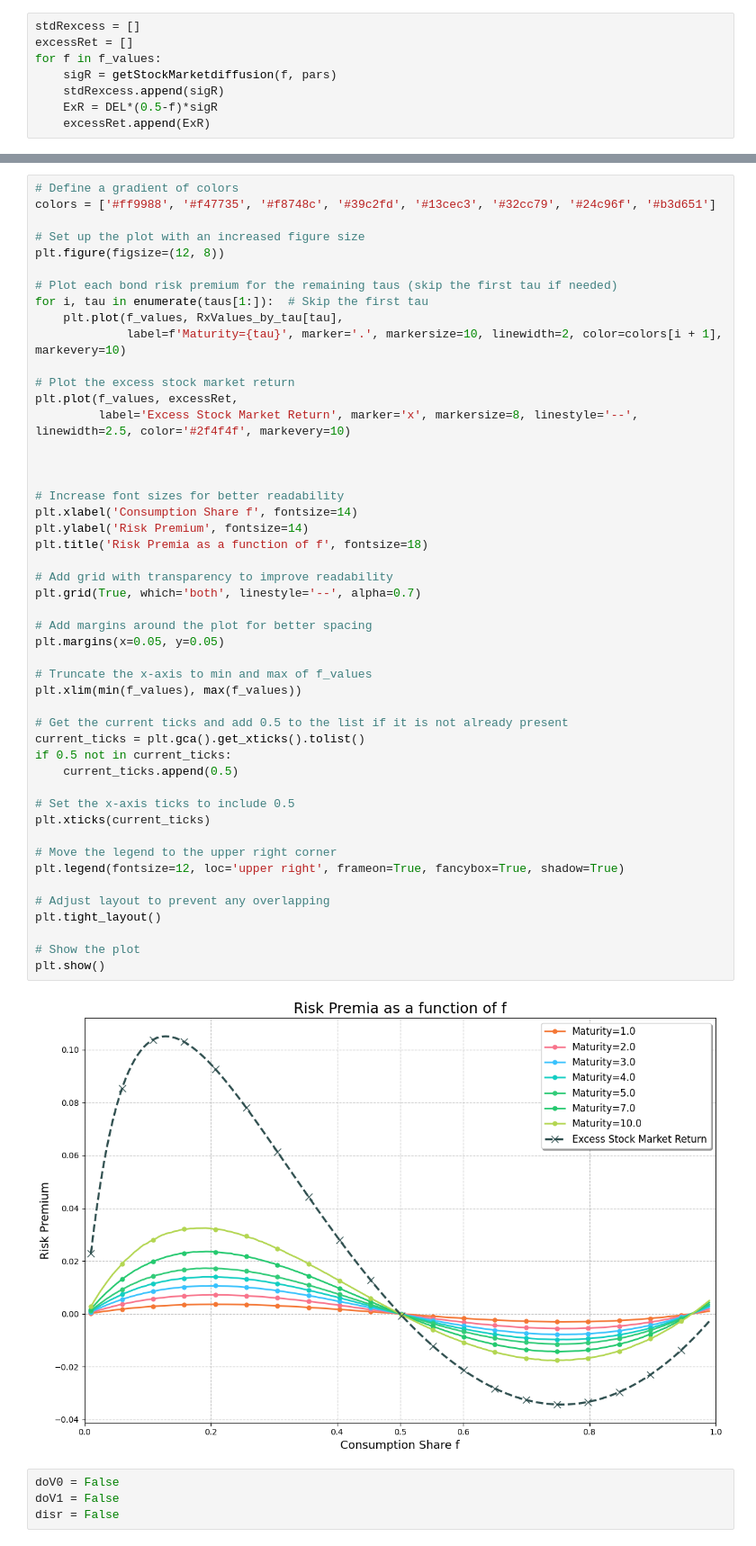
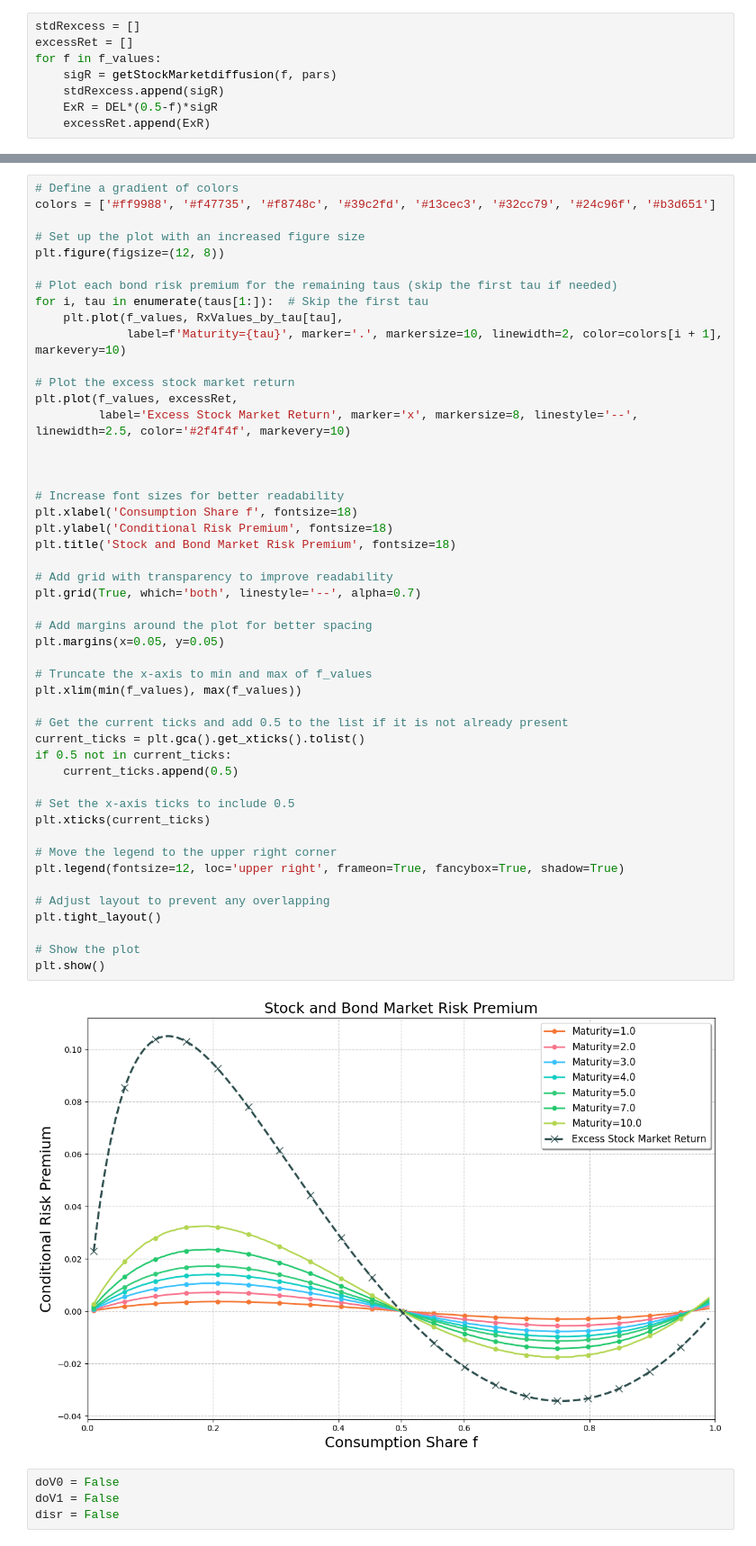
Before and after one commit to cheyerdahllarsen/DemandDisagreement, a Jupyter notebook: Code/ReplicationTablesAndFigurePaper.ipynb, the cells around one changed output, grey strips where cells are left out. Shown at 90% size. Saved outputs shown, nothing was run; the diff lists cells and outputs as text.

```diff
--- a/Code/ReplicationTablesAndFigurePaper.ipynb
+++ b/Code/ReplicationTablesAndFigurePaper.ipynb
@@ -1107,37 +1108,37 @@ plt.plot(f_values, excessRet,
 
 
 # Increase font sizes for better readability
-plt.xlabel('Consumption Share f', fontsize=14)
-plt.ylabel('Risk Premium', fontsize=14)
-plt.title('Risk Premia as a function of f', fontsize=18)
+plt.xlabel('Consumption Share f', fontsize=18)
+plt.ylabel('Conditional Risk Premium', fontsize=18)
+plt.title('Stock and Bond Market Risk Premium', fontsize=18)
 
 # Add grid with transparency to improve readability
 plt.grid(True, which='both', linestyle='--', alpha=0.7)
 
 # Add margins around the plot for better spacing
 plt.margins(x=0.05, y=0.05)
 
 # Truncate the x-axis to min and max of f_values
 plt.xlim(min(f_values), max(f_values))
 
 # Get the current ticks and add 0.5 to the list if it is not already present
 current_ticks = plt.gca().get_xticks().tolist()
 if 0.5 not in current_ticks:
     current_ticks.append(0.5)
 
 # Set the x-axis ticks to include 0.5
 plt.xticks(current_ticks)
 
 # Move the legend to the upper right corner
 plt.legend(fontsize=12, loc='upper right', frameon=True, fancybox=True, shadow=True)
 
 # Adjust layout to prevent any overlapping
 plt.tight_layout()
 
 # Show the plot
 plt.show()
 # %% [output]
-[figure, old version]
+[figure, new version]
 # %%
 doV0 = False
 doV1 = False
```
Also changed, not shown: parts of 12 cells of this notebook, 8 other files.
